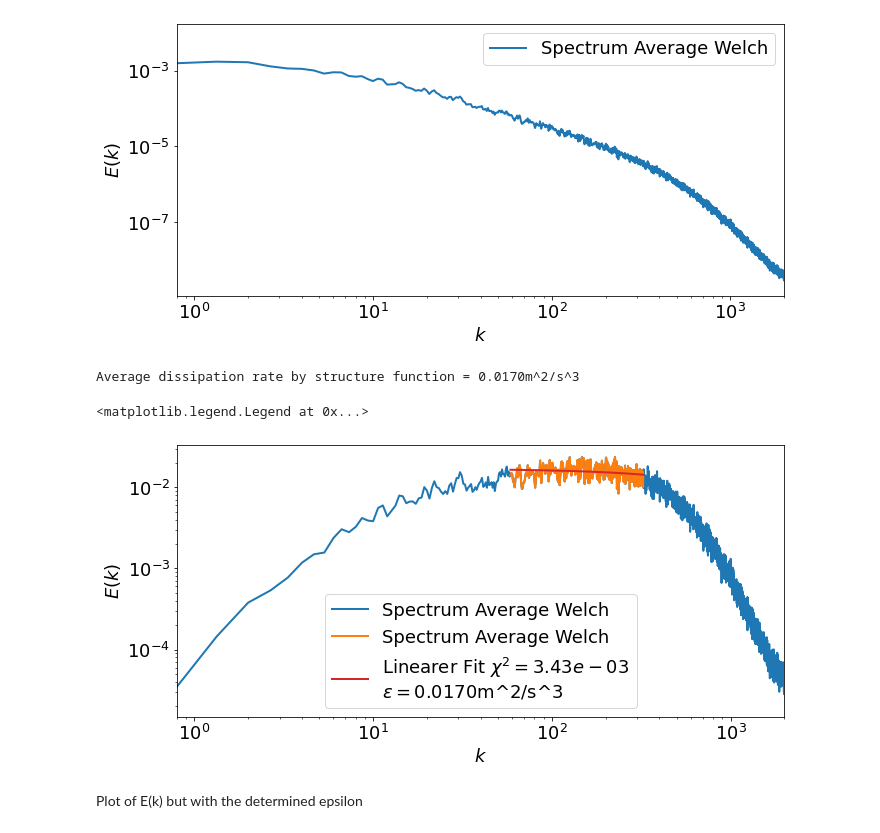
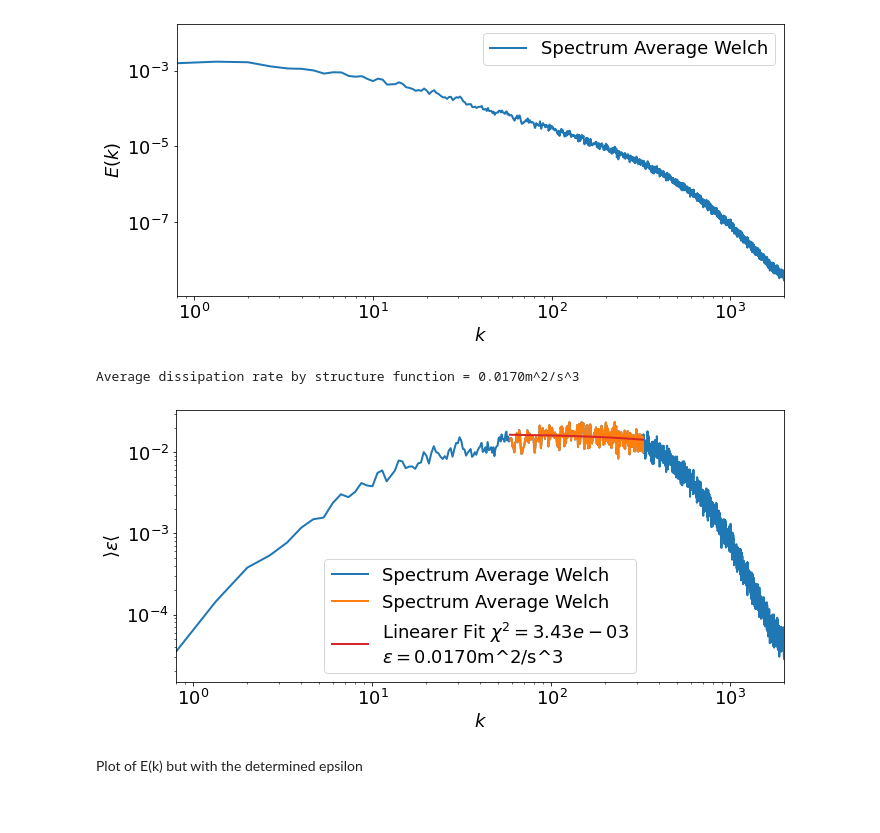
Before and after one commit to T1mors/Fluiddynamik, a Jupyter notebook: Turbulence Analysis.ipynb, the cells around one changed output. Drawn from its saved outputs; the diff is of its cells as text; code cells hidden in the pictures.

```diff
--- a/Turbulence Analysis.ipynb
+++ b/Turbulence Analysis.ipynb
@@ -342,11 +320,3 @@ plt.savefig('even_struc.pdf', bbox_inches='tight')
-# %%
-r_in_log = np.logspace(-3, 0, 50)
-struc = np.empty((7,np.size(r_in_log)))
-
-for n in range(1,7):
-    for r in range(np.size(r_in_log)):
-        r_idx = int(r_in_log[r]/dr)
-        struc[n,r] = np.mean((data[:-r_idx]-data[r_idx:])**n)
 # %%
 # Even structure functions
 fig, ax = plt.subplots(figsize=(10,7), tight_layout=True)
@@ -582,33 +551,33 @@ ax.legend()
 # %%
 fig, ax = plt.subplots(figsize=(10,5), tight_layout=True)
 eps_avg = (spectrum_average * freq_welch**(5/3))**(3/2)
 
 ax.loglog(freq_welch, eps_avg, label='Spectrum Average Welch')
 ax.set_xlim(0.8,2000)
 
 arg_max = np.argmax(eps_avg)
 
 N_l, N_r = 250, 150
 ax.loglog(freq_welch[arg_max-N_l:arg_max+N_r], eps_avg[arg_max-N_l:arg_max+N_r], label='Spectrum Average Welch')
 eps_avg_struct_func = np.mean(eps_avg[arg_max-N_l:arg_max+N_r])
 
-# Fit Linear Model to th orange data points
+# Fit Linear Model to the orange data points
 mod = lmfit.models.LinearModel()
 xdat = freq_welch[arg_max-N_l:arg_max+N_r]
 ydat = eps_avg[arg_max-N_l:arg_max+N_r]
 
 result = mod.fit(ydat, x=xdat)
 eps_avg_spectrum = result.values['intercept']
 print(f'Average dissipation rate by structure function = {eps_avg_spectrum:.4f}m^2/s^3')
 ax.plot(xdat, result.eval(result.params, x=xdat), c='C3', label=f'Linearer Fit $\chi^2={{{result.chisqr:.2e}}}$\n$\epsilon = {{{eps_avg_spectrum:.4f}}}$m^2/s^3')
 
 ax.set_xlabel('$k$')
-ax.set_ylabel('$E(k)$')
+ax.set_ylabel(r'$\rangle \epsilon \langle$')
 ax.legend()
+plt.savefig('Abb/Ex7_Epsilon_from_K41_spectrum')
 # %% [output]
 Average dissipation rate by structure function = 0.0170m^2/s^3
-<matplotlib.legend.Legend at 0x...>
-[figure, old version]
+[figure, new version]
 # %% [markdown]
 Plot of E(k) but with the determined epsilon
 # %%
```
Also changed, not shown: parts of 36 cells of this notebook, 27 other files.
